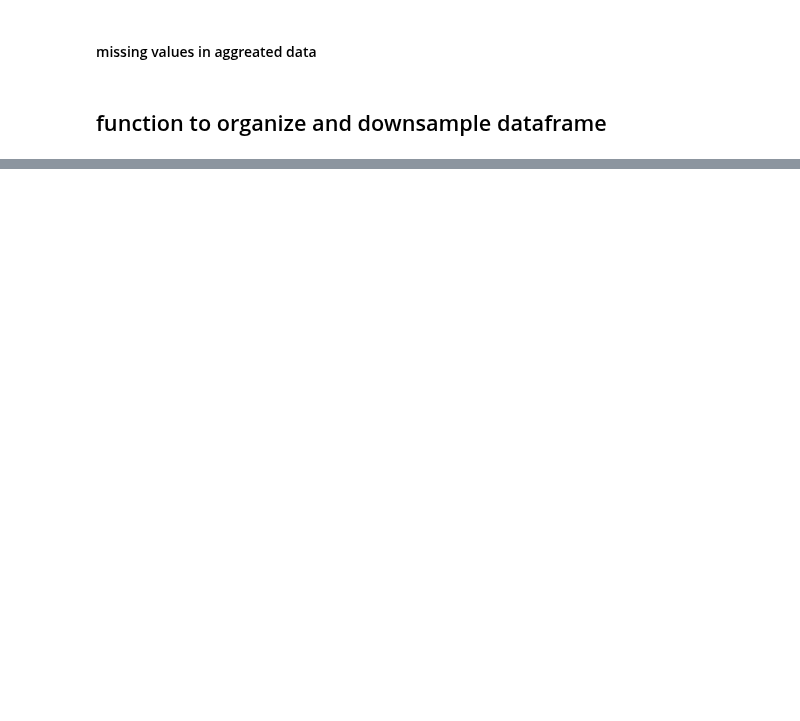
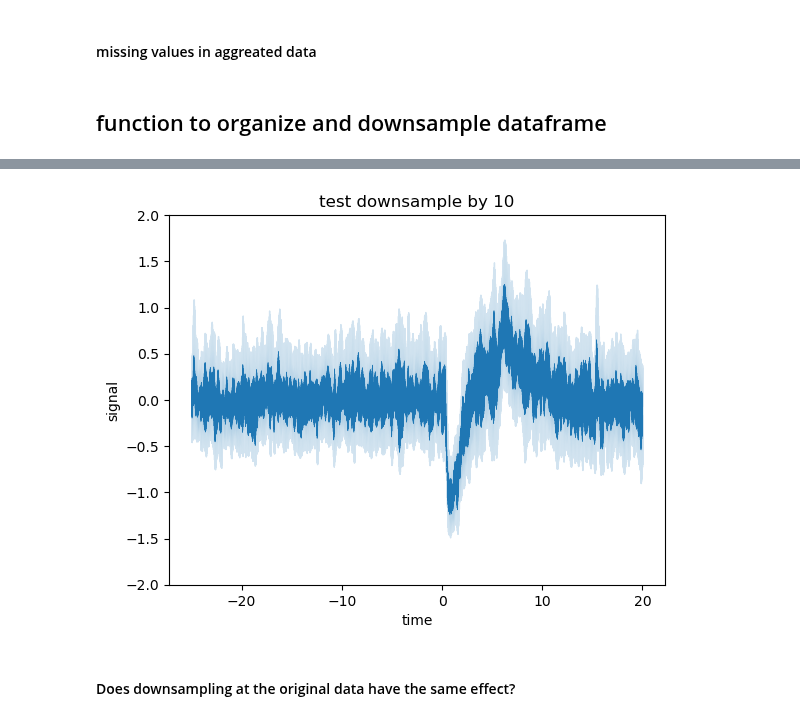
Before and after one commit to Mschaid/ENIGMA, a Jupyter notebook: notebooks/downsampling_iteration.ipynb, the cells around one changed output, grey strips where cells are left out. Cells and saved outputs as stored; diff of their text form; code cells hidden in the pictures; blank space fills up the shorter version.

```diff
--- a/notebooks/downsampling_iteration.ipynb
+++ b/notebooks/downsampling_iteration.ipynb
@@ -117,0 +149,9 @@ downsampled.query('day==1 & event=="cue" & sensor=="DA" & trial == 1')
+# %%
+test_downsample_by_10 = fake_downsampled.iloc[::10]
+query_by_10 = test_downsample_by_10.query(day_3_cue_da_query)
+
+plot_data(query_by_10, 'test downsample by 10')
+# %% [output]
+[figure, added]
+# %% [markdown]
+#### Does downsampling at the original data have the same effect?
```
Also changed, not shown: parts of 30 cells of this notebook.
